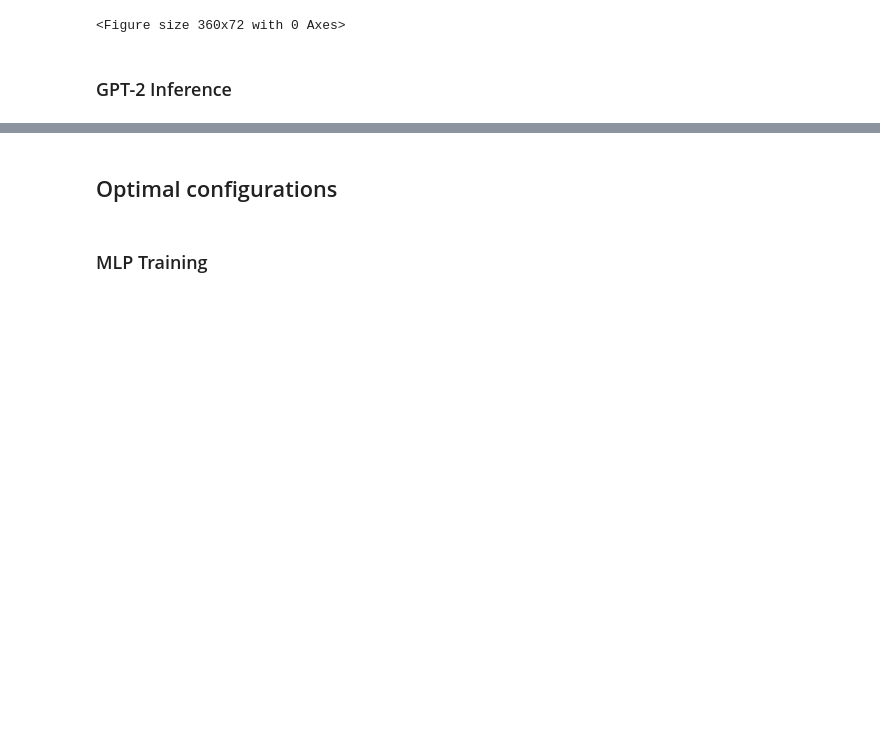
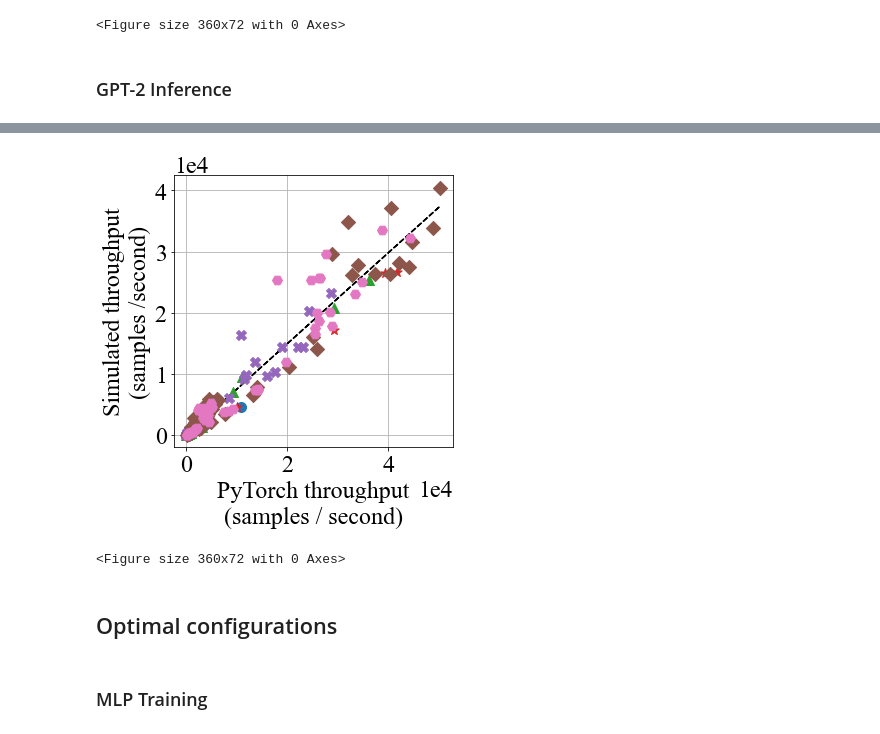
Before and after one commit to microsoft/dist-ir, a Jupyter notebook: notebooks/mlsys22_results.ipynb, the cells around one changed output, grey strips where cells are left out. Cells and saved outputs as stored; diff of their text form; code cells hidden in the pictures; blank space fills up the shorter version.

```diff
--- a/notebooks/mlsys22_results.ipynb
+++ b/notebooks/mlsys22_results.ipynb
@@ -164,2 +183,20 @@ plot_simulator_accuracy(
+# %%
+simulation_filename = "~/Downloads/gpt2_dgx_backend_grid_search_results_sample_v2.csv"
+pytorch_filename = "~/Downloads/gpt2_dgx_simulated_grid_search_results_sample_v2.csv"
+plot_simulator_accuracy(
+    pytorch_filename,
+    simulation_filename,
+    "pytorch_throughput",
+    "simulated_throughput",
+    "PyTorch throughput\n(samples / second)",
+    "Simulated throughput\n(samples /second)",
+    5000,
+    2500,
+    os.path.join(FIGURES_DIR, "gpt2_inference_pytorch_vs_simulated_throughput.pdf"),
+    None,
+)
+# %% [output]
+[figure, added]
+<Figure size 360x72 with 0 Axes>
 # %% [markdown]
 ## Optimal configurations
```
Also changed, not shown: parts of 28 cells of this notebook.
